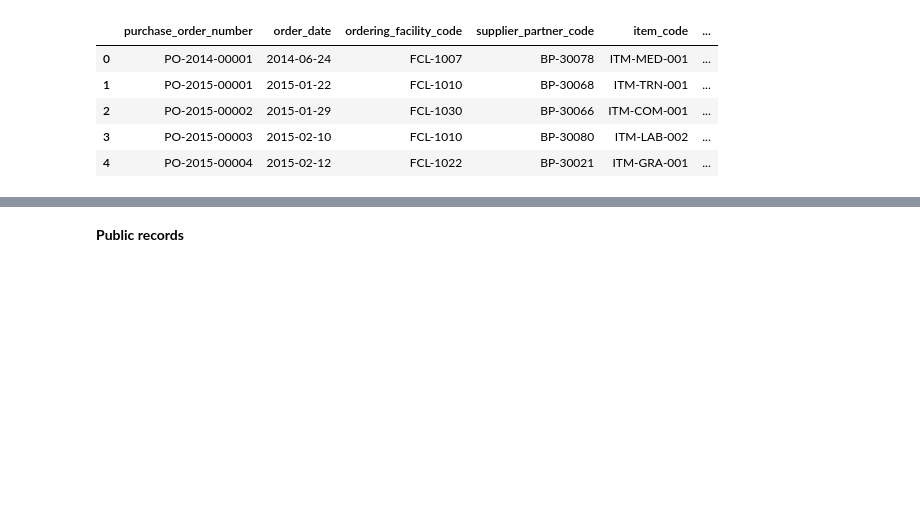
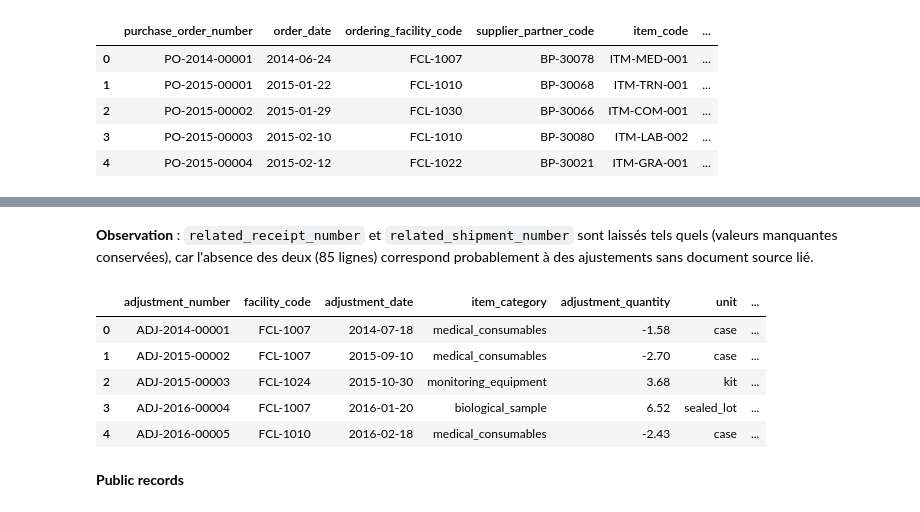
Before and after one commit to Sheik-info/20262027-UE-DataMining-Project, a Jupyter notebook: Base_notebook_to_complete.ipynb, the cells around one changed output, grey strips where cells are left out. Cells and saved outputs as stored; diff of their text form; code cells hidden in the pictures; blank space fills up the shorter version.

Commit message:
Nettoyage inventory_adjustments : conversion adjustment_quantity, casse adjustment_reason, valeur manquante approved_by_role

```diff
--- a/Base_notebook_to_complete.ipynb
+++ b/Base_notebook_to_complete.ipynb
@@ -586,0 +591,3 @@ df_po.head()
+# %%
+df_inva['adjustment_quantity'] = nettoyer_colonne_numerique(df_inva['adjustment_quantity'])
+df_inva['adjustment_quantity'].describe()
@@ -586,0 +607,3 @@ df_po.head()
+# %%
+df_inva['adjustment_reason'] = df_inva['adjustment_reason'].str.lower()
+df_inva['adjustment_reason'].value_counts()
@@ -586,0 +624,4 @@ df_po.head()
+# %%
+df_inva['approved_by_role'] = df_inva['approved_by_role'].fillna('non_renseigne')
+# %% [markdown]
+**Observation** : `related_receipt_number` et `related_shipment_number` sont laissés tels quels (valeurs manquantes conservées), car l'absence des deux (85 lignes) correspond probablement à des ajustements sans document source lié.
@@ -587,3 +630,12 @@ df_po.head()
+# %%
+df_inva.head()
+# %% [output]
+|  | adjustment_number | facility_code | adjustment_date | item_category | adjustment_quantity | unit | ... |
+| 0 | ADJ-2014-00001 | FCL-1007 | 2014-07-18 | medical_consumables | -1.58 | case | ... |
+| 1 | ADJ-2015-00002 | FCL-1007 | 2015-09-10 | medical_consumables | -2.70 | case | ... |
+| 2 | ADJ-2015-00003 | FCL-1024 | 2015-10-30 | monitoring_equipment | 3.68 | kit | ... |
+| 3 | ADJ-2016-00004 | FCL-1007 | 2016-01-20 | biological_sample | 6.52 | sealed_lot | ... |
+| 4 | ADJ-2016-00005 | FCL-1010 | 2016-02-18 | medical_consumables | -2.43 | case | ... |
 # %% [markdown]
 **Public records**
 # %%
```
Also changed, not shown: parts of 5 cells of this notebook.
